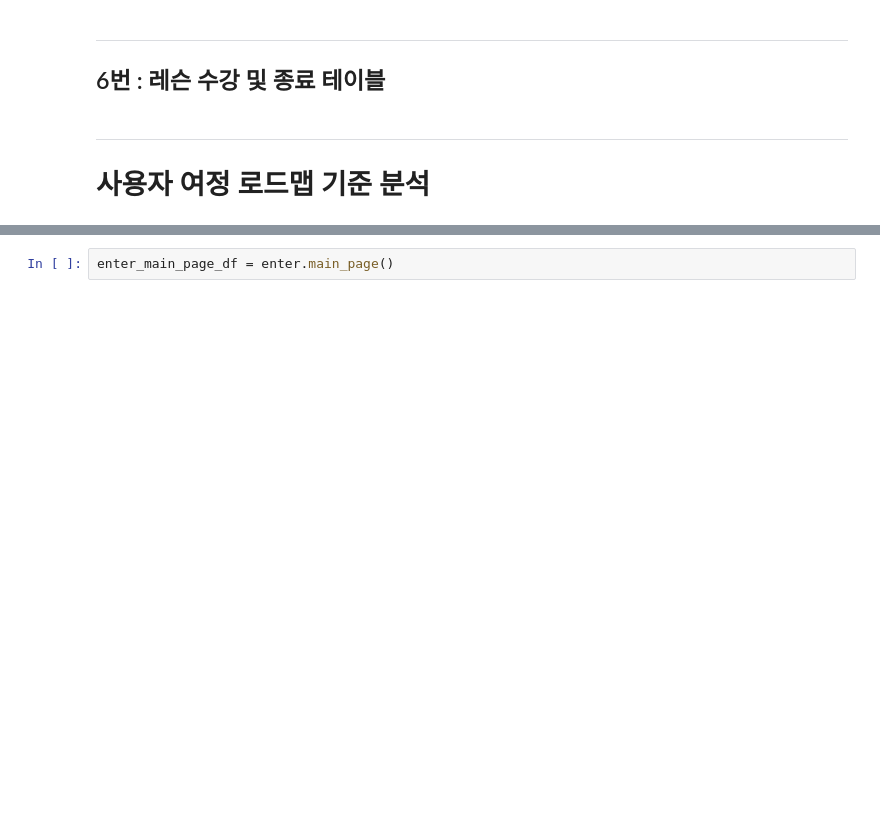
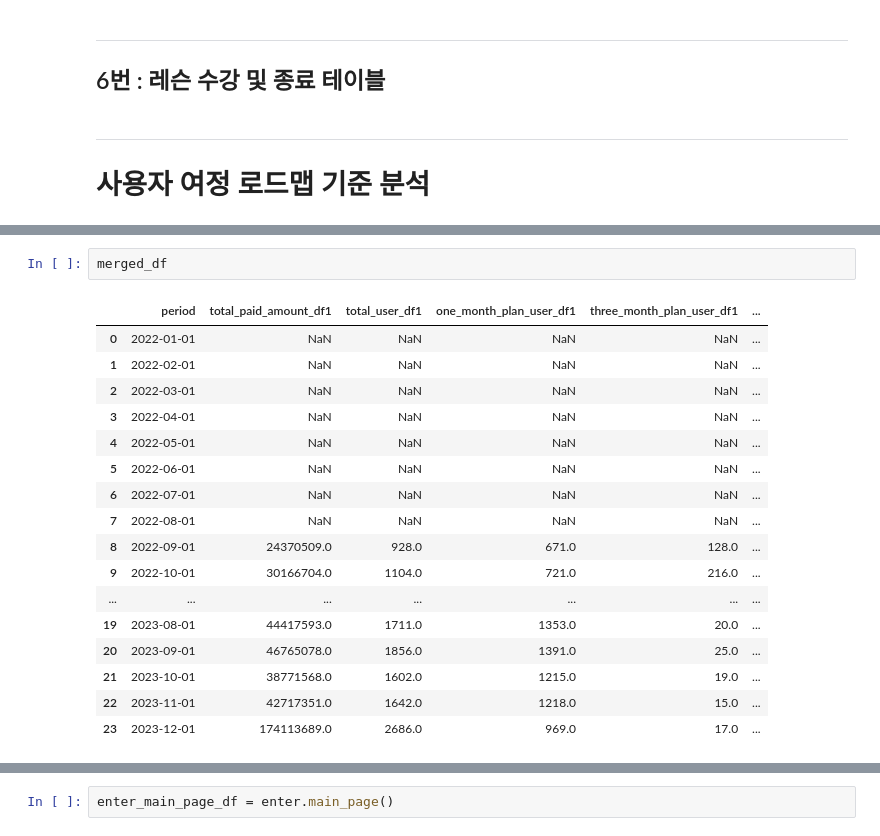
Before and after one commit to saeraniren/intermediate_project, a Jupyter notebook: lwc_main.ipynb, the cells around one changed output, grey strips where cells are left out. Cells and saved outputs as stored; diff of their text form; blank space fills up the shorter version.

```diff
--- a/lwc_main.ipynb
+++ b/lwc_main.ipynb
@@ -733,0 +993,20 @@ complete_subscription_df.drop_duplicates()
+# %%
+merged_df
+# %% [output]
+|  | period | total_paid_amount_df1 | total_user_df1 | one_month_plan_user_df1 | three_month_plan_user_df1 | ... |
+| 0 | 2022-01-01 | NaN | NaN | NaN | NaN | ... |
+| 1 | 2022-02-01 | NaN | NaN | NaN | NaN | ... |
+| 2 | 2022-03-01 | NaN | NaN | NaN | NaN | ... |
+| 3 | 2022-04-01 | NaN | NaN | NaN | NaN | ... |
+| 4 | 2022-05-01 | NaN | NaN | NaN | NaN | ... |
+| 5 | 2022-06-01 | NaN | NaN | NaN | NaN | ... |
+| 6 | 2022-07-01 | NaN | NaN | NaN | NaN | ... |
+| 7 | 2022-08-01 | NaN | NaN | NaN | NaN | ... |
+| 8 | 2022-09-01 | 24370509.0 | 928.0 | 671.0 | 128.0 | ... |
+| 9 | 2022-10-01 | 30166704.0 | 1104.0 | 721.0 | 216.0 | ... |
+| ... | ... | ... | ... | ... | ... | ... |
+| 19 | 2023-08-01 | 44417593.0 | 1711.0 | 1353.0 | 20.0 | ... |
+| 20 | 2023-09-01 | 46765078.0 | 1856.0 | 1391.0 | 25.0 | ... |
+| 21 | 2023-10-01 | 38771568.0 | 1602.0 | 1215.0 | 19.0 | ... |
+| 22 | 2023-11-01 | 42717351.0 | 1642.0 | 1218.0 | 15.0 | ... |
+| 23 | 2023-12-01 | 174113689.0 | 2686.0 | 969.0 | 17.0 | ... |
```
Also changed, not shown: parts of 30 cells of this notebook, 1 other file.
